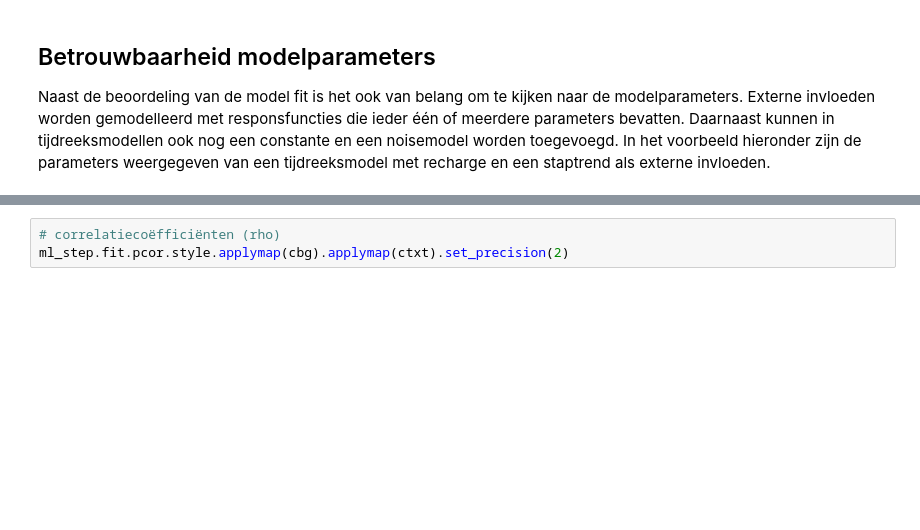
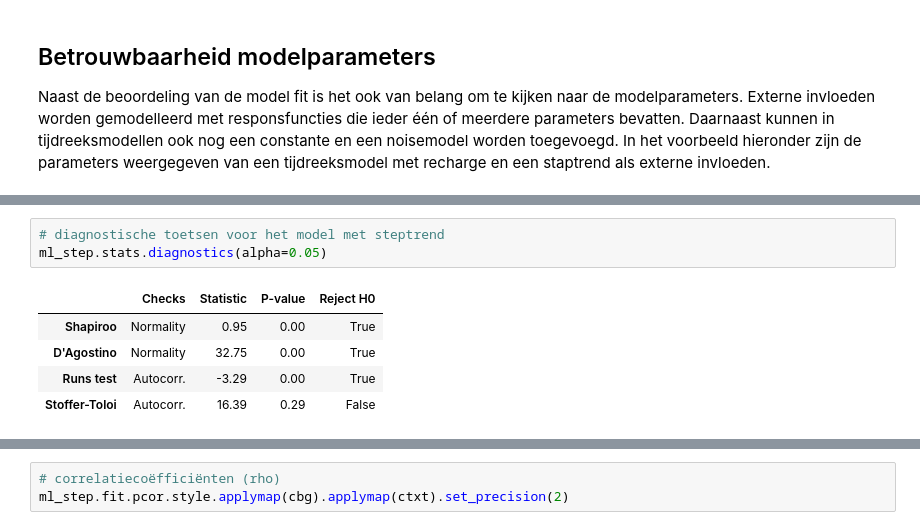
Before and after one commit to ArtesiaWater/stowa_handleiding_tijdreeksanalyse, a Jupyter notebook: beoordeling/beoordeling.ipynb, the cells around one changed output, grey strips where cells are left out. Drawn from its saved outputs; the diff is of its cells as text; blank space fills up the shorter version.

```diff
--- a/beoordeling/beoordeling.ipynb
+++ b/beoordeling/beoordeling.ipynb
@@ -250,0 +378,9 @@ Let op! De berekende standaard deviatie is alleen betrouwbaar als aan een aantal
+# %%
+# diagnostische toetsen voor het model met steptrend
+ml_step.stats.diagnostics(alpha=0.05)
+# %% [output]
+|  | Checks | Statistic | P-value | Reject H0 |
+| Shapiroo | Normality | 0.95 | 0.00 | True |
+| D'Agostino | Normality | 32.75 | 0.00 | True |
+| Runs test | Autocorr. | -3.29 | 0.00 | True |
+| Stoffer-Toloi | Autocorr. | 16.39 | 0.29 | False |
```
Also changed, not shown: parts of 38 cells of this notebook.
